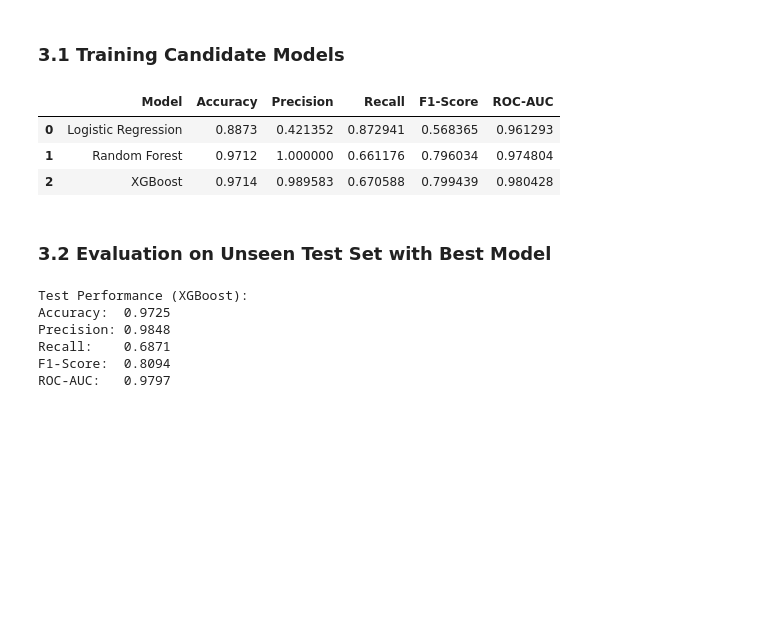
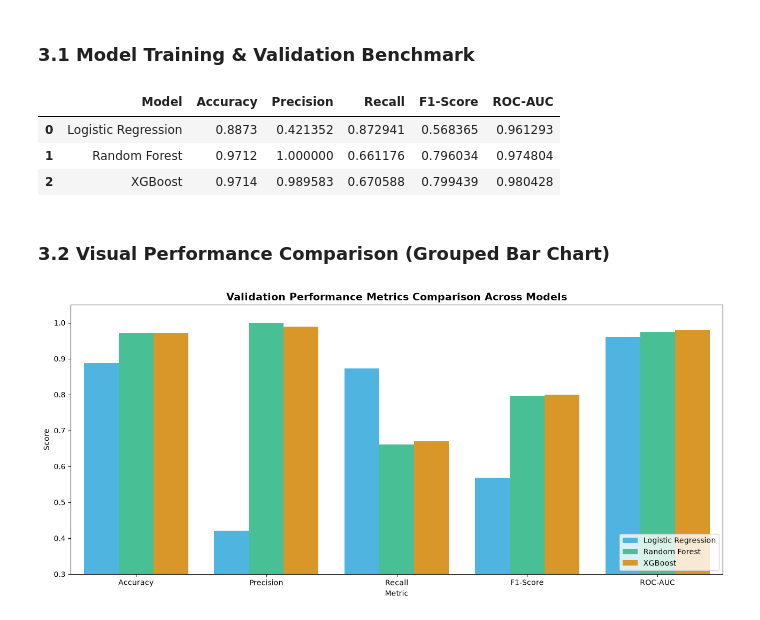
Before and after one commit to VTP2407/Project, a Jupyter notebook: ml-training/notebooks/03_machine_learning_training.ipynb, the cells around one changed output. Cells and saved outputs as stored; diff of their text form; code cells hidden in the pictures; blank space fills up the shorter version.

```diff
--- a/ml-training/notebooks/03_machine_learning_training.ipynb
+++ b/ml-training/notebooks/03_machine_learning_training.ipynb
@@ -22,7 +27,7 @@ X_train, y_train = data['X_train'], data['y_train']
 X_val, y_val = data['X_val'], data['y_val']
 X_test, y_test = data['X_test'], data['y_test']
 # %% [markdown]
-### 3.1 Training Candidate Models
+### 3.1 Model Training & Validation Benchmark
 # %%
 models = {
     "Logistic Regression": LogisticRegression(max_iter=1000, class_weight="balanced", random_state=42),
@@ -31,8 +36,10 @@ models = {
 }
 
 val_results = []
+fitted_models = {}
 for name, model in models.items():
     model.fit(X_train, y_train)
+    fitted_models[name] = model
     y_pred = model.predict(X_val)
     y_prob = model.predict_proba(X_val)[:, 1] if hasattr(model, "predict_proba") else y_pred
 
@@ -45,29 +52,26 @@ for name, model in models.items():
         "ROC-AUC": roc_auc_score(y_val, y_prob)
     })
 
-pd.DataFrame(val_results)
+res_df = pd.DataFrame(val_results)
+res_df
 # %% [output]
 |  | Model | Accuracy | Precision | Recall | F1-Score | ROC-AUC |
 | 0 | Logistic Regression | 0.8873 | 0.421352 | 0.872941 | 0.568365 | 0.961293 |
 | 1 | Random Forest | 0.9712 | 1.000000 | 0.661176 | 0.796034 | 0.974804 |
 | 2 | XGBoost | 0.9714 | 0.989583 | 0.670588 | 0.799439 | 0.980428 |
-# %% [markdown]
-### 3.2 Evaluation on Unseen Test Set with Best Model
-# %%
-best_model = models["XGBoost"]
-y_test_pred = best_model.predict(X_test)
-y_test_prob = best_model.predict_proba(X_test)[:, 1]
-
-print("Test Performance (XGBoost):")
-print(f"Accuracy:  {accuracy_score(y_test, y_test_pred):.4f}")
-print(f"Precision: {precision_score(y_test, y_test_pred):.4f}")
-print(f"Recall:    {recall_score(y_test, y_test_pred):.4f}")
-print(f"F1-Score:  {f1_score(y_test, y_test_pred):.4f}")
-print(f"ROC-AUC:   {roc_auc_score(y_test, y_test_prob):.4f}")
-# %% [output]
-Test Performance (XGBoost):
-Accuracy:  0.9725
-Precision: 0.9848
-Recall:    0.6871
-F1-Score:  0.8094
-ROC-AUC:   0.9797
+# %% [markdown]
+### 3.2 Visual Performance Comparison (Grouped Bar Chart)
+# %%
+metrics = ['Accuracy', 'Precision', 'Recall', 'F1-Score', 'ROC-AUC']
+melted_df = pd.melt(res_df, id_vars=['Model'], value_vars=metrics, var_name='Metric', value_name='Score')
+
+plt.figure(figsize=(13, 6))
+sns.barplot(data=melted_df, x='Metric', y='Score', hue='Model', palette=['#38bdf8', '#34d399', '#f59e0b'])
+plt.ylim(0.3, 1.05)
+plt.title("Validation Performance Metrics Comparison Across Models", fontsize=14, fontweight='bold')
+plt.ylabel("Score")
+plt.legend(loc='lower right', frameon=True)
+plt.tight_layout()
+plt.show()
+# %% [output]
+[figure, added]
```
Also changed, not shown: parts of 6 cells of this notebook, 59 other files.
